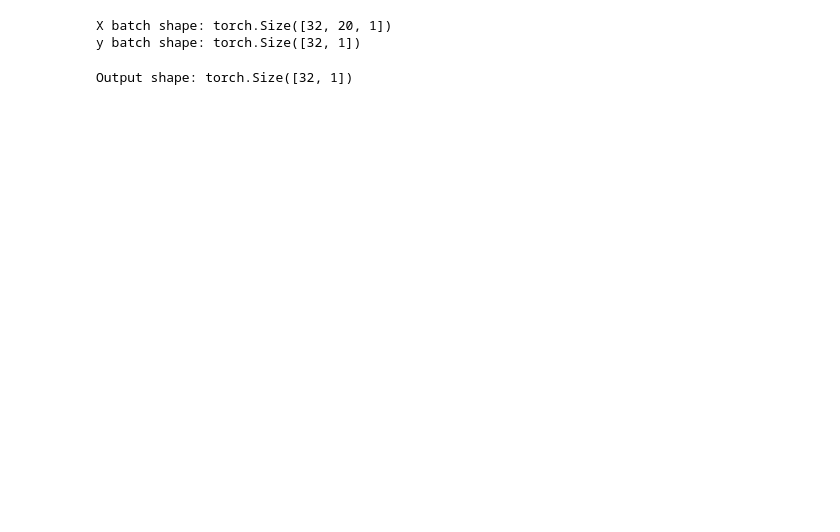
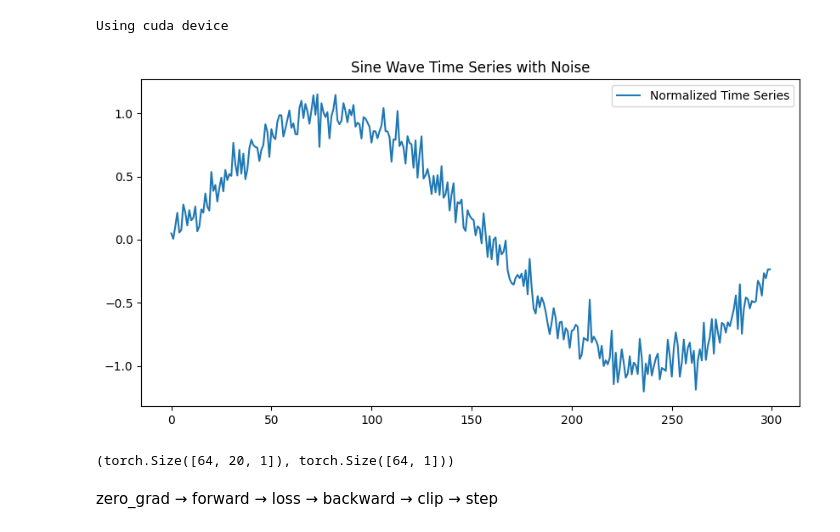
Before and after one commit to Raunak-Kesharwani/deep-learning-model-zoo, a Jupyter notebook: RNN/7️⃣ LSTM for Sequence Prediction/Untitled.ipynb, the cells around one changed output. Cells and saved outputs as stored; diff of their text form; code cells hidden in the pictures; blank space fills up the shorter version.

```diff
--- a/RNN/7️⃣ LSTM for Sequence Prediction/Untitled.ipynb
+++ b/RNN/7️⃣ LSTM for Sequence Prediction/Untitled.ipynb
@@ -116,12 +8,44 @@ def create_dataloaders(X_train, y_train, X_val, y_val, batch_size=32):
-# %%
-train_loader, val_loader = create_dataloaders(
-    X_train, y_train, X_val, y_val, batch_size=32
-)
-
-X_batch, y_batch = next(iter(train_loader))
-
-print("X batch shape:", X_batch.shape)
-print("y batch shape:", y_batch.shape)
-# %% [output]
-X batch shape: torch.Size([32, 20, 1])
-y batch shape: torch.Size([32, 1])
+# %%
+device = torch.device("cuda" if torch.cuda.is_available() else "cpu")
+print(f"Using {device.type} device")
+
+# Reproducibility
+seed = 42
+torch.manual_seed(seed)
+torch.cuda.manual_seed_all(seed)
+np.random.seed(seed)
+random.seed(seed)
+
+torch.backends.cudnn.deterministic = False
+torch.backends.cudnn.benchmark = True
+# %% [output]
+Using cuda device
+# %%
+def generate_sine_data(num_points=2000):
+    x = np.arange(num_points)
+    data = np.sin(0.02 * x) + 0.1 * np.random.randn(num_points)
+    return torch.tensor(data, dtype=torch.float32)
+# %%
+sequence_length = 20
+batch_size = 64
+
+data = generate_sine_data()
+train_size = int(0.8 * len(data))
+
+train_data = data[:train_size]
+test_data  = data[train_size:]
+
+mean = train_data.mean()
+std = train_data.std()
+
+train_data = (train_data - mean) / std
+test_data  = (test_data  - mean) / std
+# %%
+from matplotlib import pyplot as plt
+plt.figure(figsize=(10 , 5))
+plt.plot(data[:300], label="Normalized Time Series")
+plt.title("Sine Wave Time Series with Noise")
+plt.legend()
+plt.show()
+# %% [output]
+[figure, added]
@@ -128 +71,6 @@ y batch shape: torch.Size([32, 1])
+# %%
+X , y = next(iter(train_loader))
+X.shape, y.shape
+# %% [output]
+(torch.Size([64, 20, 1]), torch.Size([64, 1]))
 # %%
@@ -162,10 +93 @@ class LSTMModel(nn.Module):
         return out
-# %%
-model = LSTMModel()
-
-dummy_input = torch.randn(32, 20, 1)  # batch, seq_len, input_size
-output = model(dummy_input)
-
-print("Output shape:", output.shape)
-# %% [output]
-Output shape: torch.Size([32, 1])
@@ -173,0 +105,2 @@ device = torch.device("cuda" if torch.cuda.is_available() else "cpu")
+# %% [markdown]
+zero_grad → forward → loss → backward → clip → step
```
Also changed, not shown: parts of 16 cells of this notebook, 3 other files.
